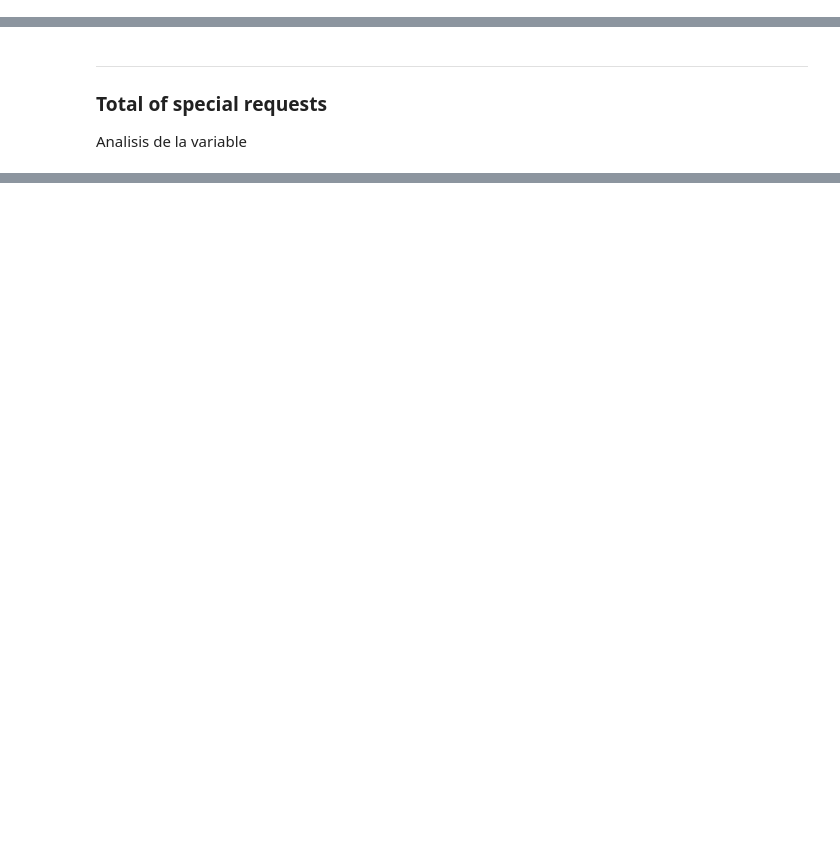
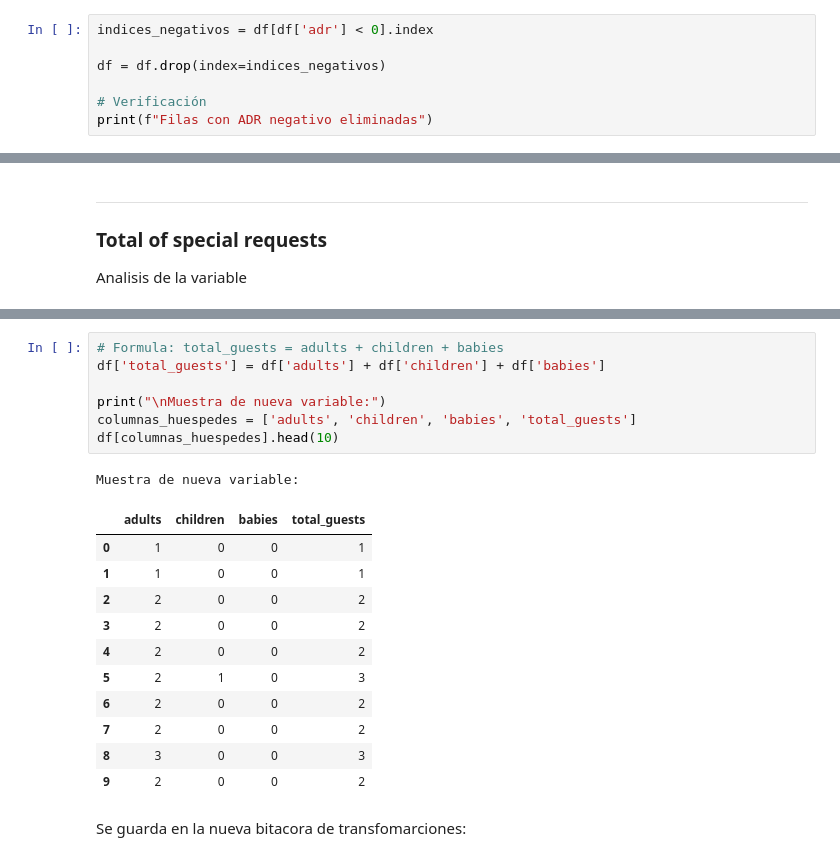
Before and after one commit to MatiasManuelCarro/UTN-TUPAD-Analisis_Datos_TPI, a Jupyter notebook: 5_TPI - Semana 5 - Entrega 2/Matias Carro y Hugo Catalan - Analisis de Datos - TPI - Semana 5 - Entrega 2 .ipynb, the cells around one changed output, grey strips where cells are left out. Cells and saved outputs as stored; diff of their text form; blank space fills up the shorter version.

```diff
--- a/5_TPI - Semana 5 - Entrega 2/Matias Carro y Hugo Catalan - Analisis de Datos - TPI - Semana 5 - Entrega 2 .ipynb
+++ b/5_TPI - Semana 5 - Entrega 2/Matias Carro y Hugo Catalan - Analisis de Datos - TPI - Semana 5 - Entrega 2 .ipynb
@@ -2994,0 +3009,7 @@ La variable `adr` es completa pero presenta un valor inválido (tarifa negativa)
+# %%
+indices_negativos = df[df['adr'] < 0].index
+
+df = df.drop(index=indices_negativos)
+
+# Verificación
+print(f"Filas con ADR negativo eliminadas")
@@ -3204,0 +3311,22 @@ Bitacora final:
+# %%
+# Formula: total_guests = adults + children + babies
+df['total_guests'] = df['adults'] + df['children'] + df['babies']
+
+print("\nMuestra de nueva variable:")
+columnas_huespedes = ['adults', 'children', 'babies', 'total_guests']
+df[columnas_huespedes].head(10)
+# %% [output]
+Muestra de nueva variable:
+|  | adults | children | babies | total_guests |
+| 0 | 1 | 0 | 0 | 1 |
+| 1 | 1 | 0 | 0 | 1 |
+| 2 | 2 | 0 | 0 | 2 |
+| 3 | 2 | 0 | 0 | 2 |
+| 4 | 2 | 0 | 0 | 2 |
+| 5 | 2 | 1 | 0 | 3 |
+| 6 | 2 | 0 | 0 | 2 |
+| 7 | 2 | 0 | 0 | 2 |
+| 8 | 3 | 0 | 0 | 3 |
+| 9 | 2 | 0 | 0 | 2 |
+# %% [markdown]
+Se guarda en la nueva bitacora de transfomarciones:
```
Also changed, not shown: parts of 31 cells of this notebook.
